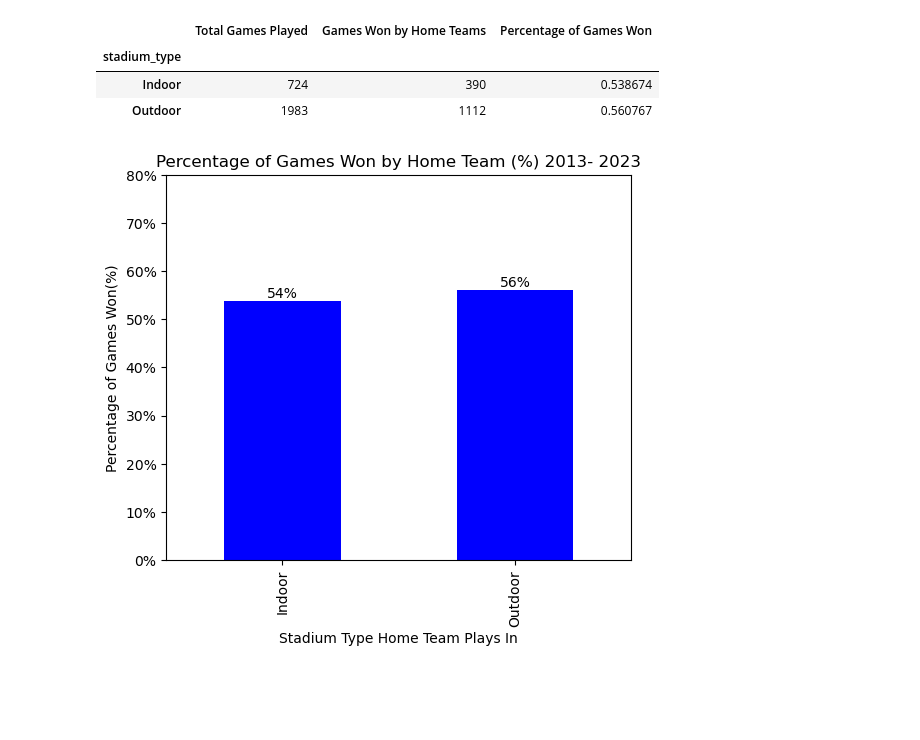
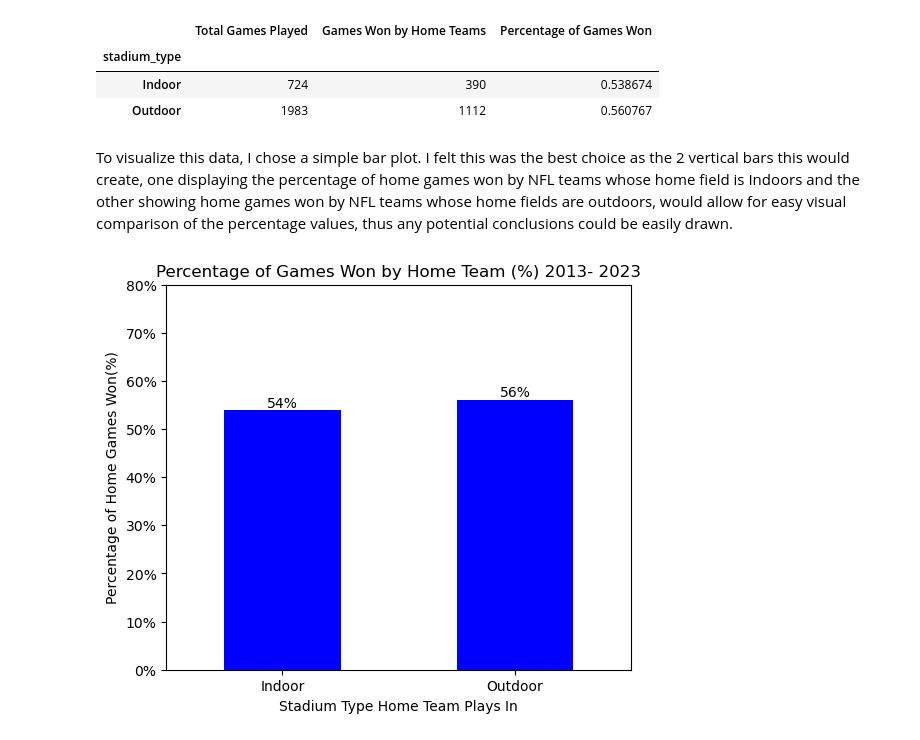
Before and after one commit to dadario10/Betting_Analytics_Project, a Jupyter notebook: stadiums.ipynb, the cells around one changed output. Cells and saved outputs as stored; diff of their text form; code cells hidden in the pictures; blank space fills up the shorter version.

```diff
--- a/stadiums.ipynb
+++ b/stadiums.ipynb
@@ -93,7 +102,8 @@ filtered_stadium_df["stadium_type"] = ""
 #re-order columns in desired order
 final_stadium_df = filtered_stadium_df[["schedule_date", "schedule_season", "team_home", "score_home", "score_away",
                                         "team_away", "team_favorite_id", "game_winner", "spread_favorite", "over_under_line",
-                                          "stadium", "stadium_type", "weather_temperature", "weather_wind_mph", "weather_humidity" ]]
+                                        "stadium", "stadium_type", "weather_temperature", "weather_wind_mph", "weather_humidity" ]].rename(columns={"weather_temperature":"weather_temperature(°F)",
+                                        "weather_humidity":"weather_humidity(%)"})
 final_stadium_df
 # %% [output]
 |  | schedule_date | schedule_season | team_home | score_home | score_away | team_away | team_favorite_id | ... |
@@ -182,9 +179,10 @@ final_stadium_df["home_team_won"] = final_stadium_df.apply(lambda row: int(row["
 
 #new df to include column in desired order
 winner_stadium_df = final_stadium_df[["schedule_date", "schedule_season", "team_home", "score_home", "score_away", "team_away", "team_favorite_id",
-                                        "game_winner", "home_team_won", "spread_favorite", "over_under_line", "stadium", "stadium_type", "weather_temperature", "weather_wind_mph", "weather_humidity" ]]
+                                        "game_winner", "home_team_won", "spread_favorite", "over_under_line", "stadium", "stadium_type", "weather_temperature(°F)", "weather_wind_mph", "weather_humidity(%)" ]]
+
 
 winner_stadium_df.to_csv("output_data/Justin_nfl.csv")
-winner_stadium_df
+winner_stadium_df.sample(20)
 # %% [output]
 |  | schedule_date | schedule_season | team_home | score_home | score_away | team_away | team_favorite_id | ... |
@@ -338,34 +338,36 @@ indoor_outdoor_df
 | stadium_type |  |  |  |
 | Indoor | 724 | 390 | 0.538674 |
 | Outdoor | 1983 | 1112 | 0.560767 |
+# %% [markdown]
+To visualize this data, I chose a simple bar plot. I felt this was the best choice as the 2 vertical bars this would create, one displaying the percentage of home games won by NFL teams whose home field is Indoors and the other showing home games won by NFL teams whose home fields are outdoors, would allow for easy visual comparison of the percentage values, thus any potential conclusions could be easily drawn.
 # %%
 #create pie plot to visualize indoor/outdoor adavantage
 import matplotlib.ticker as mtick
 
 home_field_data = final_stadium_df.groupby("stadium_type")["home_team_won"].sum() / final_stadium_df.groupby("stadium_type")["home_team_won"].count()
 
 
 home_field_data.plot(kind="bar", figsize=(6,5), ylim=(0,.8), color="blue")
 plt.xlabel("Stadium Type Home Team Plays In")
 plt.title("Percentage of Games Won by Home Team (%) 2013- 2023")
-plt.ylabel("Percentage of Games Won(%)")
-
+plt.ylabel("Percentage of Home Games Won(%)")
+plt.xticks(rotation='horizontal')
 
 # Create a function to format the y-axis as percentages
 def percentage_format(x, _):
     return '{:.0f}%'.format(x * 100)
 
 #Apply the percentage format to the y-axis
 plt.gca().yaxis.set_major_formatter(mtick.FuncFormatter(percentage_format))
 
 # Add actual percentges to the bars
 for i, value in enumerate(home_field_data):
     plt.annotate(f'{value:.0%}', (i, value), ha='center', va='bottom')
 
 ax.set_ylim([0,70])
 #save plot in output folder
-plt.savefig("output_data\homegames.png")
+plt.savefig("output_data\homegames_by_stadiumtype.png")
 
 plt.show()
 # %% [output]
-[figure, old version]
+[figure, new version]
```
Also changed, not shown: parts of 22 cells of this notebook, 13 other files.
